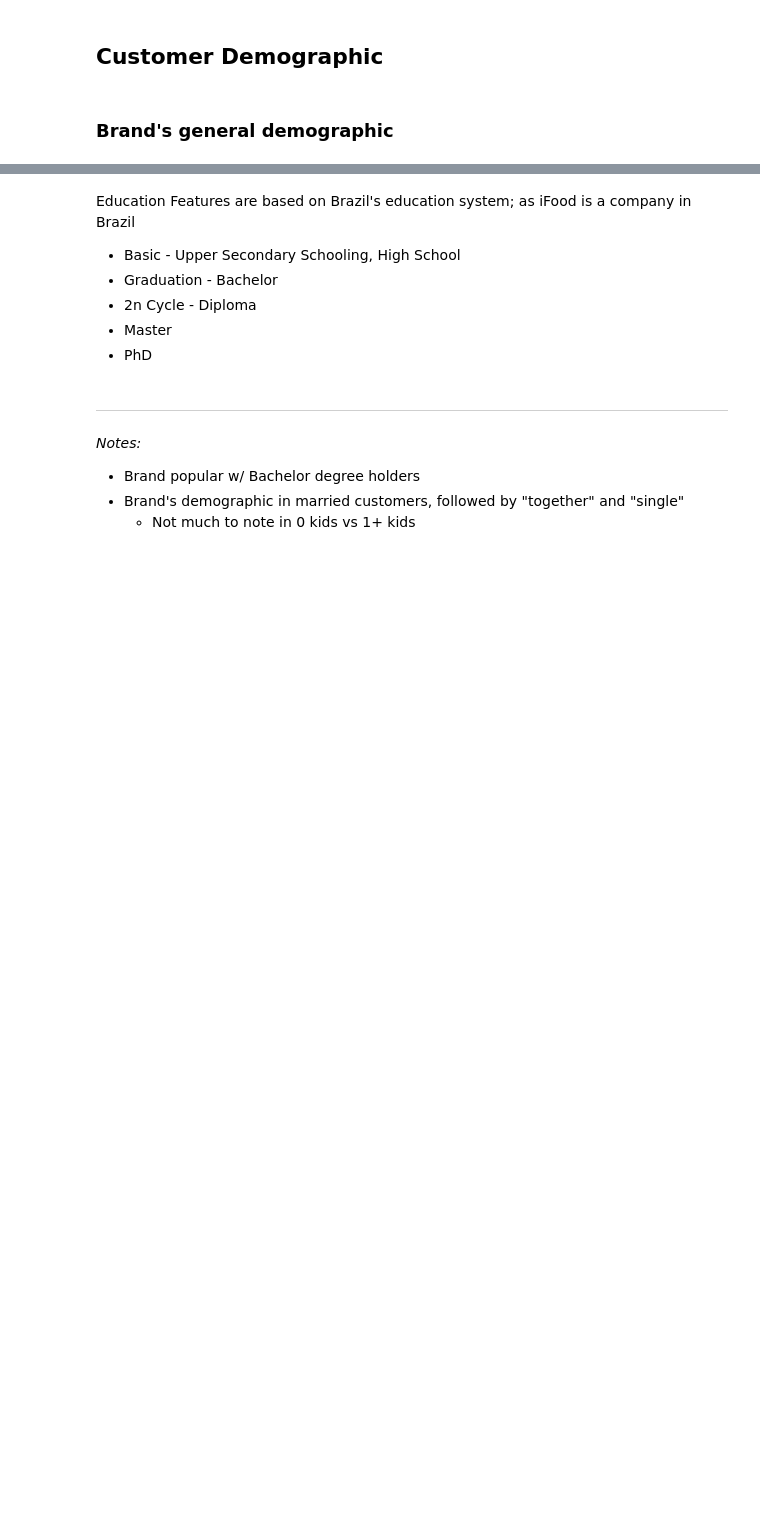
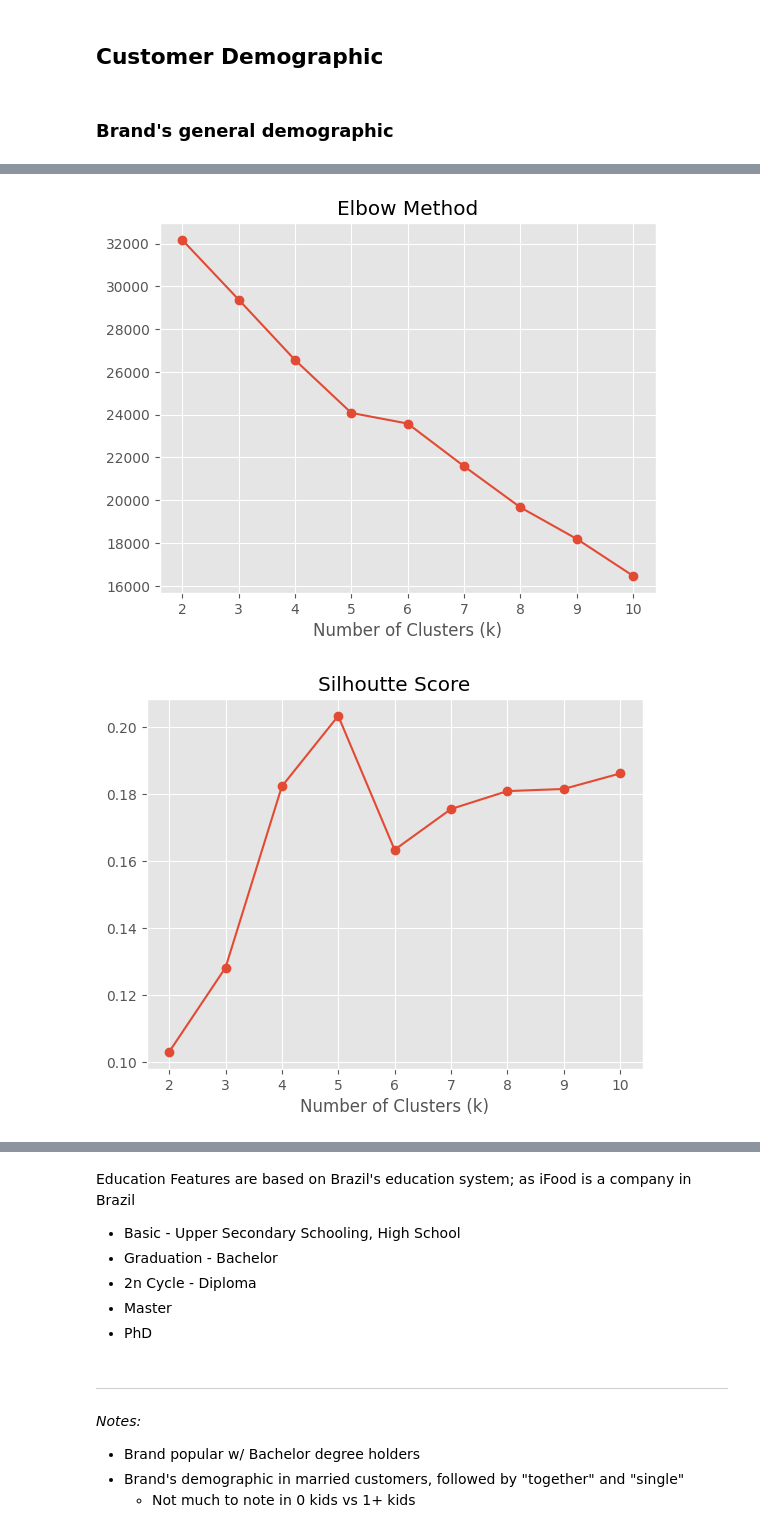
Before and after one commit to DottL/MarketingAnalysis, a Jupyter notebook: MarketingCampaignsAnalysis.ipynb, the cells around one changed output, grey strips where cells are left out. Cells and saved outputs as stored; diff of their text form; code cells hidden in the pictures; blank space fills up the shorter version.

Commit message:
Started implementation of K-mean Cluster for Customer Segmentation

```diff
--- a/MarketingCampaignsAnalysis.ipynb
+++ b/MarketingCampaignsAnalysis.ipynb
@@ -236,0 +239,6 @@ for col in customer + products:
+# %%
+# keep wide format for marital status and education since they're categorical variables, if we used numbers for symbols then it implies an inherent order
+general_features = ['Income','Kidhome', 'Teenhome', 'Recency', 'Age', 'Customer_Days', 'marital_Divorced',
+                    'marital_Married', 'marital_Single', 'marital_Together', 'marital_Widow',
+                    'education_2n Cycle', 'education_Basic', 'education_Graduation', 'education_Master', 'education_PhD']
+camp_data[customer].head()
@@ -236,0 +252,36 @@ for col in customer + products:
+# %%
+from sklearn.cluster import KMeans
+from sklearn.preprocessing import StandardScaler
+from sklearn.metrics import silhouette_score
+from sklearn.decomposition import PCA
+
+# KNN clustering
+X = camp_data[general_features]
+
+# Standardizing the data
+scaler = StandardScaler()
+X_scaled = scaler.fit_transform(X)
+
+# Finding the optimal number of clusters
+inertia = []
+silhouette_scores = []
+k_range = range(2, 11)
+
+for k in k_range:
+    kmeans = KMeans(n_clusters=k, random_state=42)
+    kmeans.fit(X_scaled)
+    inertia.append(kmeans.inertia_)
+    silhouette_scores.append(silhouette_score(X_scaled, kmeans.labels_))
+# %%
+plt.plot(k_range,inertia, marker='o')
+plt.title("Elbow Method")
+plt.xlabel("Number of Clusters (k)")
+plt.show()
+
+plt.plot(k_range,silhouette_scores, marker='o')
+plt.title("Silhoutte Score")
+plt.xlabel("Number of Clusters (k)")
+plt.show()
+# %% [output]
+[figure, added]
+[figure, added]
```
Also changed, not shown: parts of 12 cells of this notebook.
